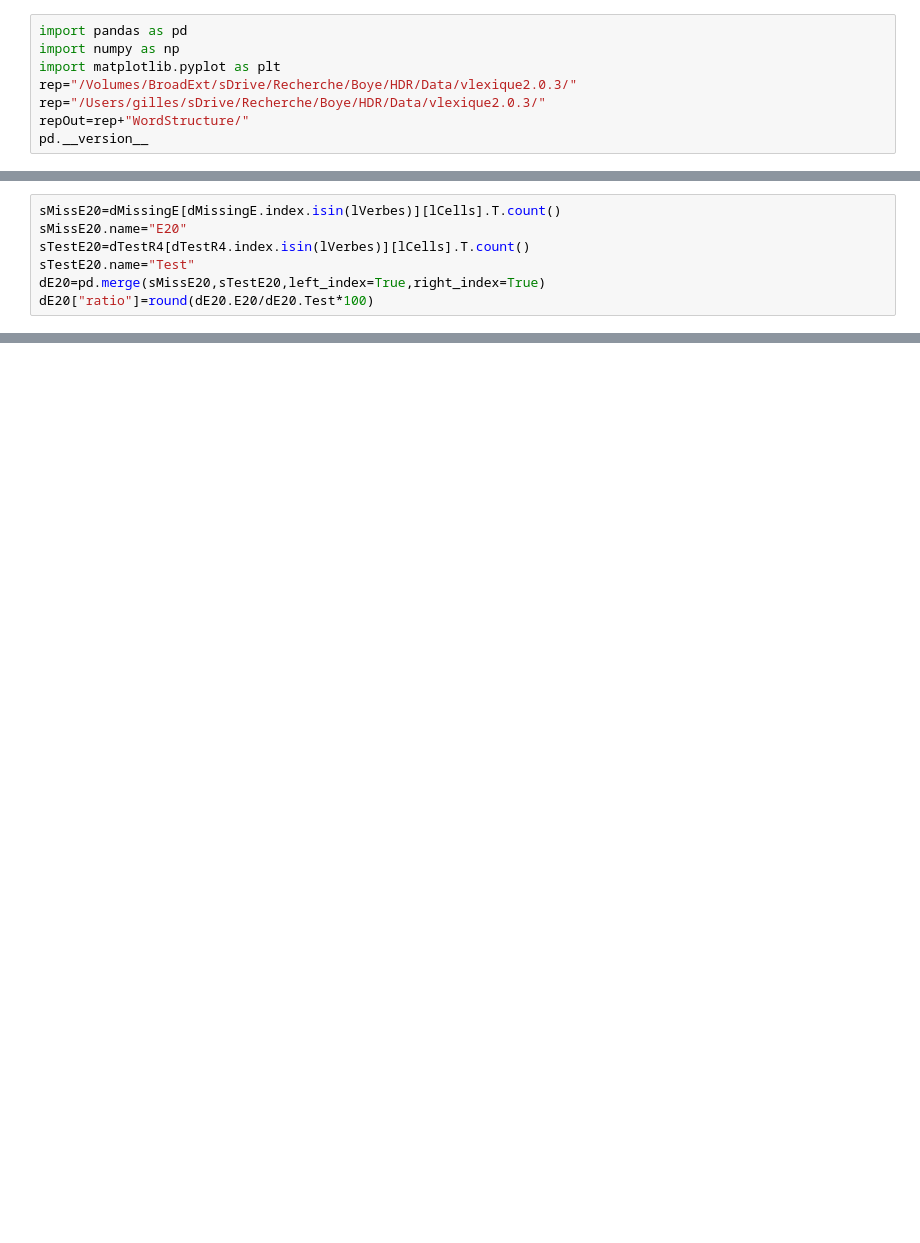
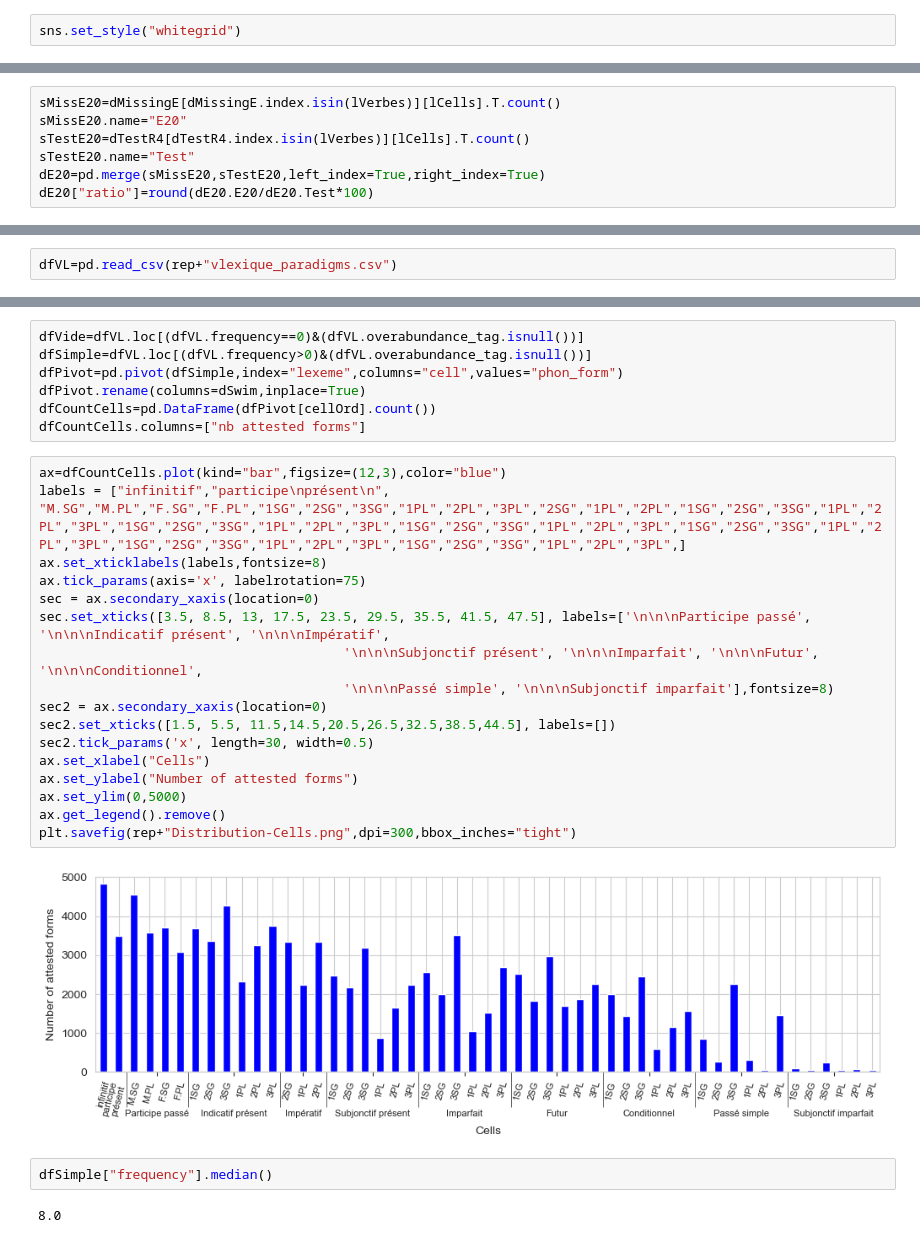
Before and after one commit to gboye/SWIM, a Jupyter notebook: Vlexique2/VLex2-Comptages.ipynb, the cells around one changed output, grey strips where cells are left out. Cells and saved outputs as stored; diff of their text form; blank space fills up the shorter version.

Commit message:
Word Structure 25/11/26

```diff
--- a/Vlexique2/VLex2-Comptages.ipynb
+++ b/Vlexique2/VLex2-Comptages.ipynb
@@ -1,8 +13,2 @@
 # %%
-import pandas as pd
-import numpy as np
-import matplotlib.pyplot as plt
-rep="/Volumes/BroadExt/sDrive/Recherche/Boye/HDR/Data/vlexique2.0.3/"
-rep="/Users/gilles/sDrive/Recherche/Boye/HDR/Data/vlexique2.0.3/"
-repOut=rep+"WordStructure/"
-pd.__version__
+sns.set_style("whitegrid")
@@ -725,0 +358,2 @@ dtype: int64
+# %%
+dfVL=pd.read_csv(rep+"vlexique_paradigms.csv")
@@ -725,0 +376,30 @@ dtype: int64
+# %%
+dfVide=dfVL.loc[(dfVL.frequency==0)&(dfVL.overabundance_tag.isnull())]
+dfSimple=dfVL.loc[(dfVL.frequency>0)&(dfVL.overabundance_tag.isnull())]
+dfPivot=pd.pivot(dfSimple,index="lexeme",columns="cell",values="phon_form")
+dfPivot.rename(columns=dSwim,inplace=True)
+dfCountCells=pd.DataFrame(dfPivot[cellOrd].count())
+dfCountCells.columns=["nb attested forms"]
+# %%
+ax=dfCountCells.plot(kind="bar",figsize=(12,3),color="blue")
+labels = ["infinitif","participe\nprésent\n", "M.SG","M.PL","F.SG","F.PL","1SG","2SG","3SG","1PL","2PL","3PL","2SG","1PL","2PL","1SG","2SG","3SG","1PL","2PL","3PL","1SG","2SG","3SG","1PL","2PL","3PL","1SG","2SG","3SG","1PL","2PL","3PL","1SG","2SG","3SG","1PL","2PL","3PL","1SG","2SG","3SG","1PL","2PL","3PL","1SG","2SG","3SG","1PL","2PL","3PL",]
+ax.set_xticklabels(labels,fontsize=8)
+ax.tick_params(axis='x', labelrotation=75)
+sec = ax.secondary_xaxis(location=0)
+sec.set_xticks([3.5, 8.5, 13, 17.5, 23.5, 29.5, 35.5, 41.5, 47.5], labels=['\n\n\nParticipe passé', '\n\n\nIndicatif présent', '\n\n\nImpératif',
+                                       '\n\n\nSubjonctif présent', '\n\n\nImparfait', '\n\n\nFutur', '\n\n\nConditionnel',
+                                       '\n\n\nPassé simple', '\n\n\nSubjonctif imparfait'],fontsize=8)
+sec2 = ax.secondary_xaxis(location=0)
+sec2.set_xticks([1.5, 5.5, 11.5,14.5,20.5,26.5,32.5,38.5,44.5], labels=[])
+sec2.tick_params('x', length=30, width=0.5)
+ax.set_xlabel("Cells")
+ax.set_ylabel("Number of attested forms")
+ax.set_ylim(0,5000)
+ax.get_legend().remove()
+plt.savefig(rep+"Distribution-Cells.png",dpi=300,bbox_inches="tight")
+# %% [output]
+[figure, added]
+# %%
+dfSimple["frequency"].median()
+# %% [output]
+8.0
```
Also changed, not shown: parts of 95 cells of this notebook, 2 other files.
